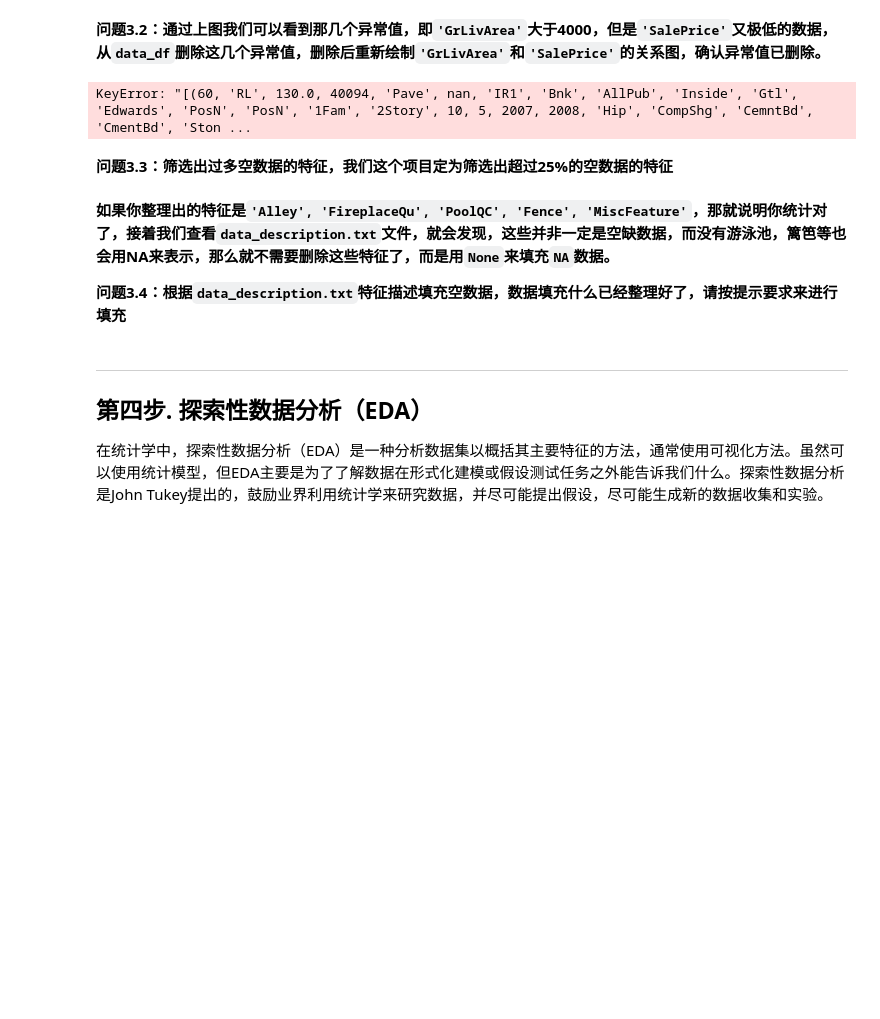
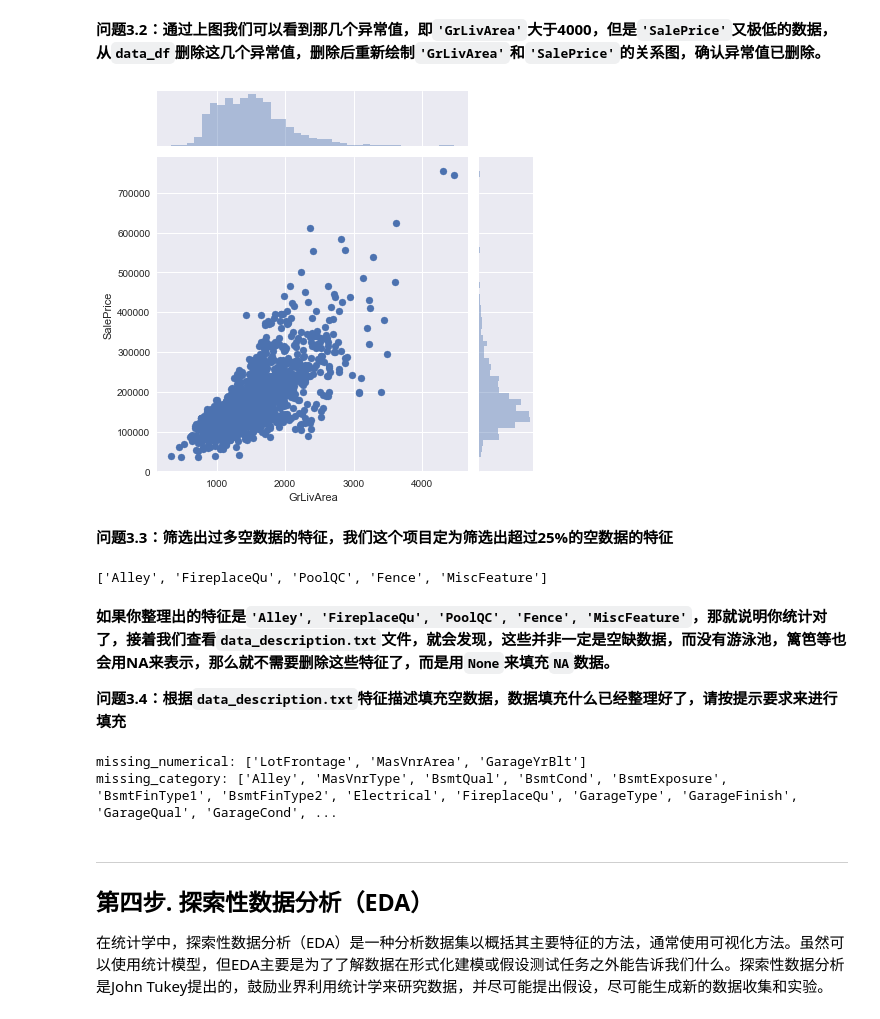
Before and after one commit to SimonLeeGit/udacity_work, a Jupyter notebook: predicting-housing-price/boston_housing.ipynb, the cells around one changed output. Cells and saved outputs as stored; diff of their text form; code cells hidden in the pictures; blank space fills up the shorter version.

Commit message:
fix upload error

```diff
--- a/predicting-housing-price/boston_housing.ipynb
+++ b/predicting-housing-price/boston_housing.ipynb
@@ -121,18 +121,23 @@ sns.jointplot(x="GrLivArea", y="SalePrice", data=data_df);
 **问题3.2：通过上图我们可以看到那几个异常值，即`'GrLivArea'`大于4000，但是`'SalePrice'`又极低的数据，从`data_df`删除这几个异常值，删除后重新绘制`'GrLivArea'`和`'SalePrice'`的关系图，确认异常值已删除。**
 # %%
 # 3.2.1 TODO 从train_df删除GrLivArea大于4000且SalePrice低于300000的值
-rows=[x for i,x in data_df.iterrows() if x['GrLivArea'] > 4000 and x['SalePrice'] < 300000]
-data_df.drop(rows, axis=0)
+rows=[i for i,x in data_df.iterrows() if x['GrLivArea'] > 4000 and x['SalePrice'] < 300000]
+data_df = data_df.drop(rows, axis=0)
-# %% [output]
-KeyError: "[(60, 'RL', 130.0, 40094, 'Pave', nan, 'IR1', 'Bnk', 'AllPub', 'Inside', 'Gtl', 'Edwards', 'PosN', 'PosN', '1Fam', '2Story', 10, 5, 2007, 2008, 'Hip', 'CompShg', 'CemntBd', 'CmentBd', 'Ston ...
 # %%
 # 3.2.2 TODO 重新绘制GrLivArea和SalePrice的关系图，确认异常值已删除
+sns.jointplot(x="GrLivArea", y="SalePrice", data=data_df);
+# %% [output]
+[figure, added]
 # %% [markdown]
 **问题3.3：筛选出过多空数据的特征，我们这个项目定为筛选出超过25%的空数据的特征**
 # %%
 limit_percent = 0.25
 limit_value = len(data_df) * limit_percent
 # 3.3.1 TODO 统计并打印出超过25%的空数据的特征
+limit_columns = list(data_df.columns[data_df.isnull().sum() > limit_value])
+print(limit_columns)
+# %% [output]
+['Alley', 'FireplaceQu', 'PoolQC', 'Fence', 'MiscFeature']
 # %% [markdown]
 **如果你整理出的特征是`'Alley', 'FireplaceQu', 'PoolQC', 'Fence', 'MiscFeature'`，那就说明你统计对了，接着我们查看`data_description.txt`文件，就会发现，这些并非一定是空缺数据，而没有游泳池，篱笆等也会用NA来表示，那么就不需要删除这些特征了，而是用`None`来填充`NA`数据。**
 
@@ -146,6 +151,9 @@ missing_numerical = list(data_df[missing_columns].dtypes[data_df[missing_columns
 missing_category = [i for i in missing_columns if i not in missing_numerical]
 print("missing_numerical:",missing_numerical)
 print("missing_category:",missing_category)
+# %% [output]
+missing_numerical: ['LotFrontage', 'MasVnrArea', 'GarageYrBlt']
+missing_category: ['Alley', 'MasVnrType', 'BsmtQual', 'BsmtCond', 'BsmtExposure', 'BsmtFinType1', 'BsmtFinType2', 'Electrical', 'FireplaceQu', 'GarageType', 'GarageFinish', 'GarageQual', 'GarageCond', ...
 # %%
 # 需要填充众数的特征
 fill_Mode = ['Electrical']
```
Also changed, not shown: parts of 27 cells of this notebook, 1 other file.
